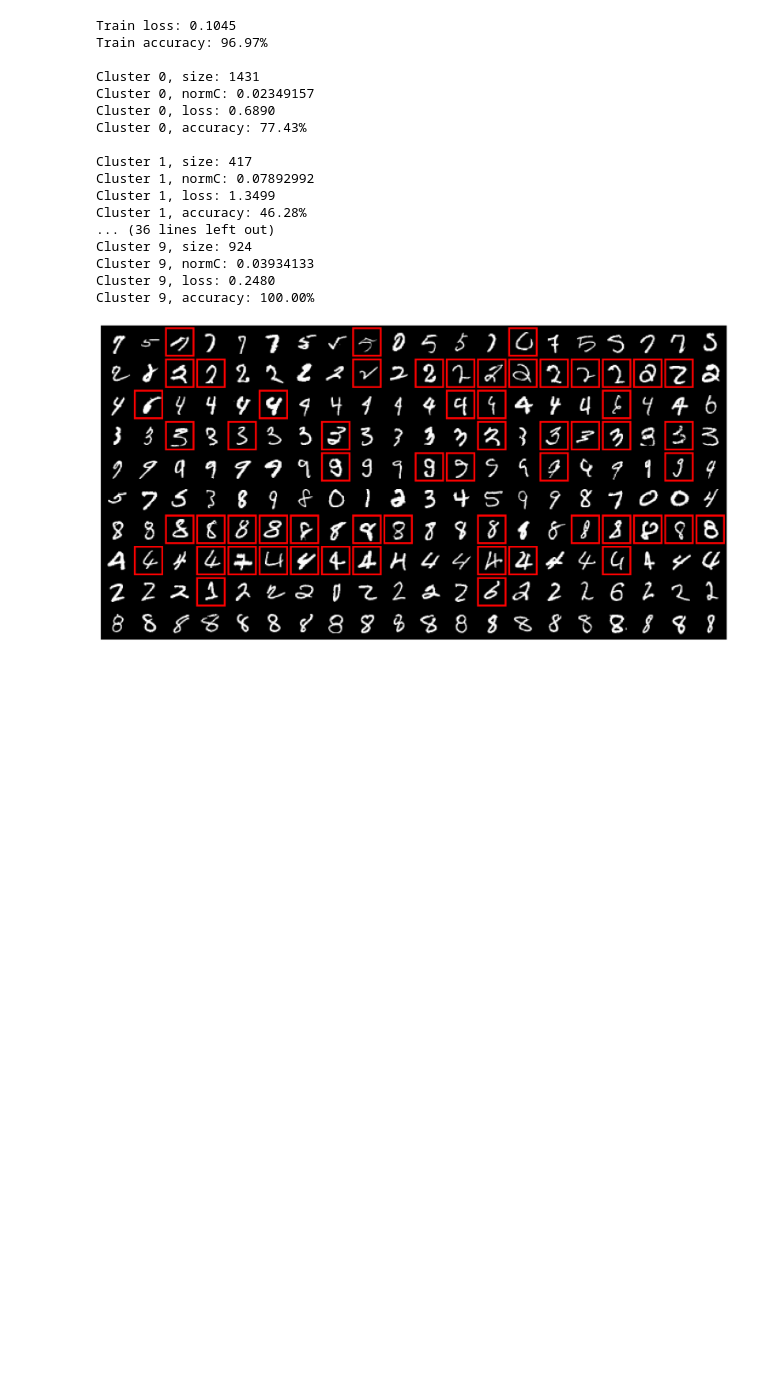
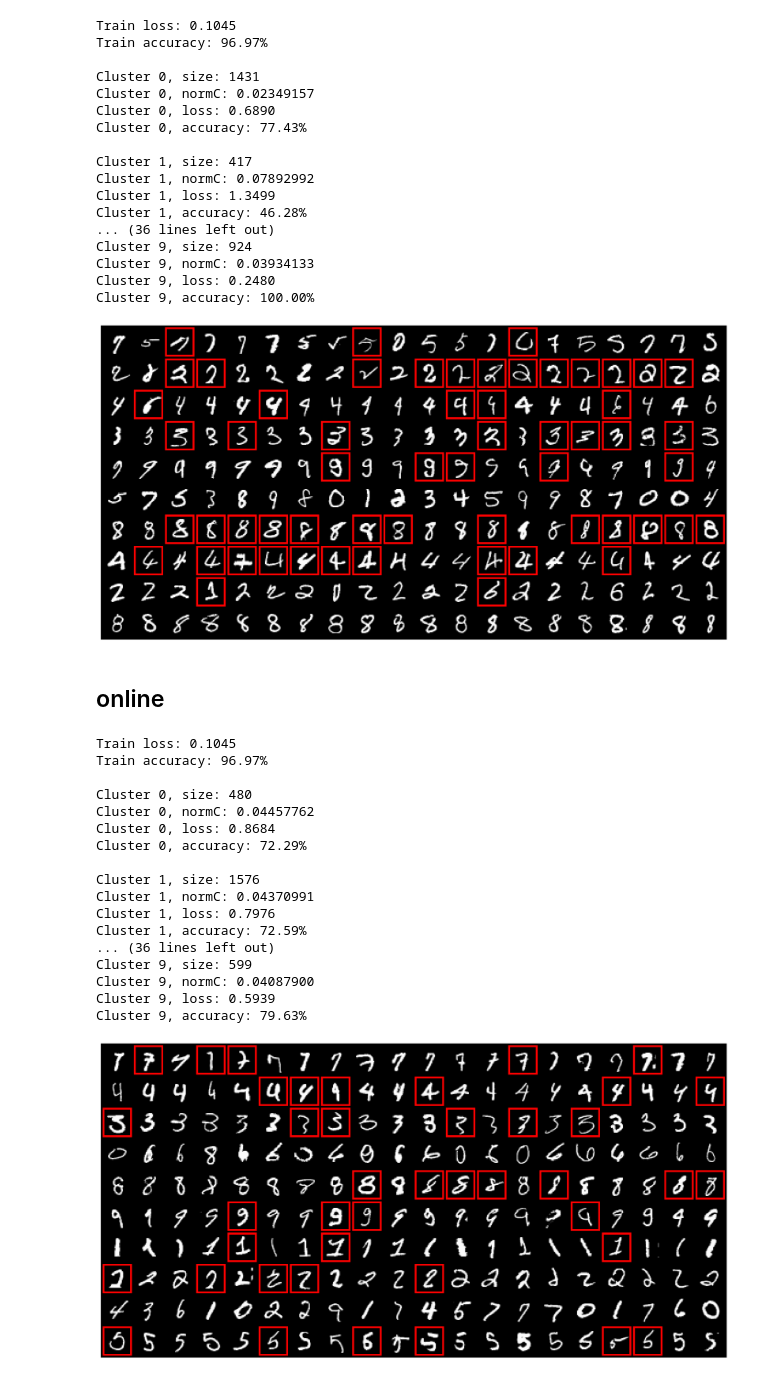
Before and after one commit to fartashf/gvar_code, a Jupyter notebook: notebooks/figures_gluster.ipynb, the cells around one changed output. Saved outputs shown, nothing was run; the diff lists cells and outputs as text; code cells hidden in the pictures; blank space fills up the shorter version.

```diff
--- a/notebooks/figures_gluster.ipynb
+++ b/notebooks/figures_gluster.ipynb
@@ -385,3 +385,27 @@ Cluster 9, normC: 0.03934133
 Cluster 9, loss: 0.2480
 Cluster 9, accuracy: 100.00%
 [figure]
+# %% [markdown]
+## online
+# %%
+run_name='cnn,nclusters_10,online,delay_10'
+plot_clusters(run_name)
+# %% [output]
+Train loss: 0.1045
+Train accuracy: 96.97%
+
+Cluster 0, size: 480
+Cluster 0, normC: 0.04457762
+Cluster 0, loss: 0.8684
+Cluster 0, accuracy: 72.29%
+
+Cluster 1, size: 1576
+Cluster 1, normC: 0.04370991
+Cluster 1, loss: 0.7976
+Cluster 1, accuracy: 72.59%
+... (36 lines left out)
+Cluster 9, size: 599
+Cluster 9, normC: 0.04087900
+Cluster 9, loss: 0.5939
+Cluster 9, accuracy: 79.63%
+[figure, added]
```
Also changed, not shown: 2 other files.
